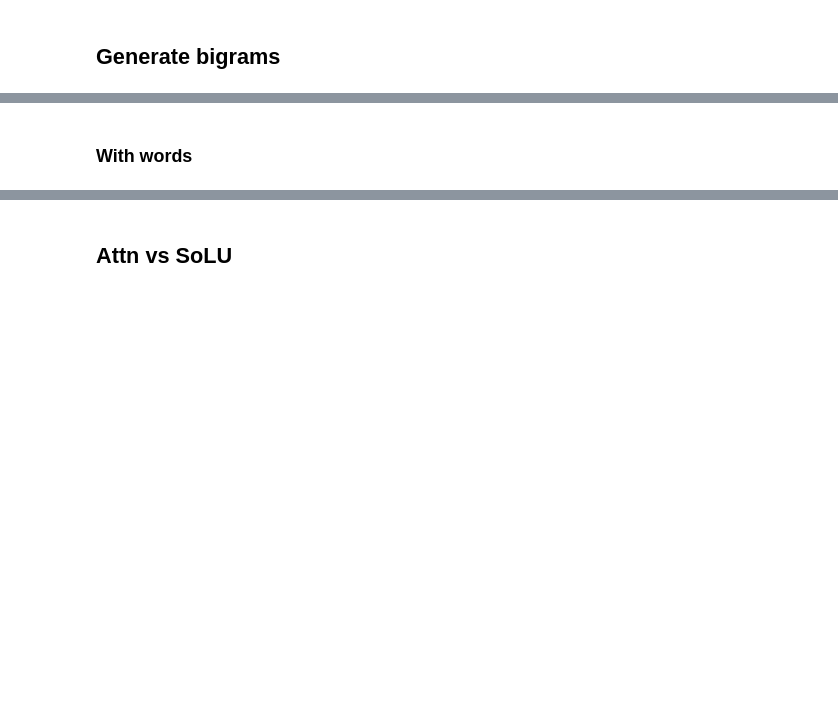
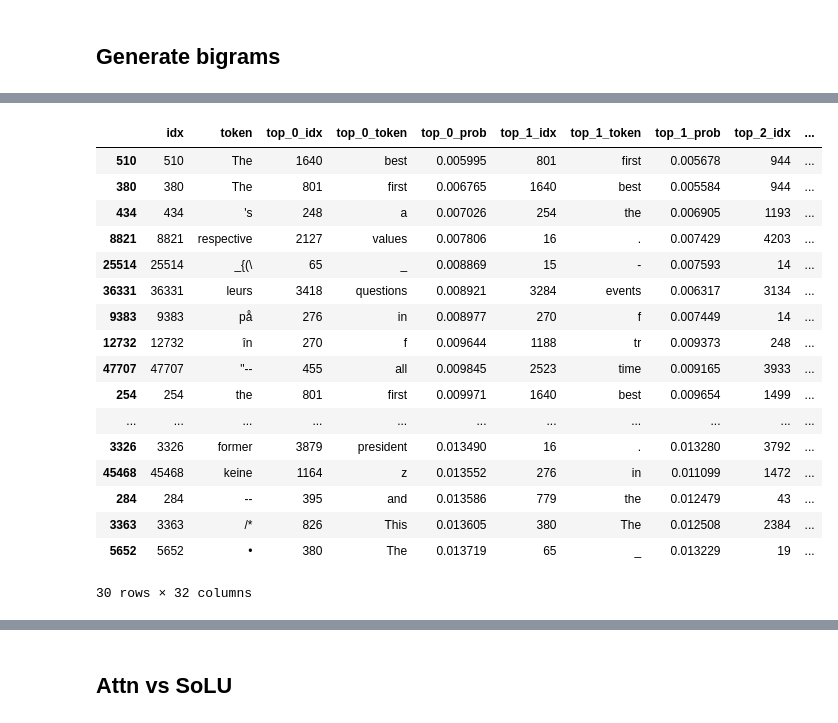
Before and after one commit to alan-cooney/mech-interp-code-generation, a Jupyter notebook: bigrams.ipynb, the cells around one changed output, grey strips where cells are left out. Drawn from its saved outputs; the diff is of its cells as text; code cells hidden in the pictures; blank space fills up the shorter version.

Commit message:
Make bigrams more robust

```diff
--- a/bigrams.ipynb
+++ b/bigrams.ipynb
@@ -87,20 +97,19 @@ for tokenIndex in tqdm(range(48261)):
     }
 
     # Get the top k logits & corresponding tokens
-    logits = model(token_idx)[0][1] * -1
-    log_probs = F.log_softmax(logits, dim=-1)
-    _, topKTokens = torch.topk(log_probs, 10, largest=False)
+    logits = model(token_idx)[0][1]
+    probs = F.softmax(logits, dim=-1)
+    _, topKTokens = torch.topk(probs, 10, largest=True)
 
     for idx, token_idx in enumerate(topKTokens):
         token_idx = token_idx.item()
         token = tokenizer.decode(token_idx)
-        log_prob = log_probs[token_idx]
+        prob = probs[token_idx]
 
         # Add to the details
         details[f"top_{idx}_idx"] = token_idx
         details[f"top_{idx}_token"] = token
-        details[f"top_{idx}_log_prob"] = log_prob.item()
-        details[f"top_{idx}_prob"] = torch.exp(log_prob).item()
+        details[f"top_{idx}_prob"] = prob.item()
 
     # Add to tokens list
     tokens.append(details)
@@ -108,4 +117,23 @@ for tokenIndex in tqdm(range(48261)):
 # Convert to a dataframe
 bigrams = pd.DataFrame(tokens)
 # %%
-bigrams.sort_values("top_0_log_prob", ascending=True).head(30)
+bigrams.sort_values("top_0_prob", ascending=True).head(30)
+# %% [output]
+|  | idx | token | top_0_idx | top_0_token | top_0_prob | top_1_idx | top_1_token | top_1_prob | top_2_idx | ... |
+| 510 | 510 | The | 1640 | best | 0.005995 | 801 | first | 0.005678 | 944 | ... |
+| 380 | 380 | The | 801 | first | 0.006765 | 1640 | best | 0.005584 | 944 | ... |
+| 434 | 434 | 's | 248 | a | 0.007026 | 254 | the | 0.006905 | 1193 | ... |
+| 8821 | 8821 | respective | 2127 | values | 0.007806 | 16 | . | 0.007429 | 4203 | ... |
+| 25514 | 25514 | _{(\ | 65 | _ | 0.008869 | 15 | - | 0.007593 | 14 | ... |
+| 36331 | 36331 | leurs | 3418 | questions | 0.008921 | 3284 | events | 0.006317 | 3134 | ... |
+| 9383 | 9383 | på | 276 | in | 0.008977 | 270 | f | 0.007449 | 14 | ... |
+| 12732 | 12732 | în | 270 | f | 0.009644 | 1188 | tr | 0.009373 | 248 | ... |
+| 47707 | 47707 | "-- | 455 | all | 0.009845 | 2523 | time | 0.009165 | 3933 | ... |
+| 254 | 254 | the | 801 | first | 0.009971 | 1640 | best | 0.009654 | 1499 | ... |
+| ... | ... | ... | ... | ... | ... | ... | ... | ... | ... | ... |
+| 3326 | 3326 | former | 3879 | president | 0.013490 | 16 | . | 0.013280 | 3792 | ... |
+| 45468 | 45468 | keine | 1164 | z | 0.013552 | 276 | in | 0.011099 | 1472 | ... |
+| 284 | 284 | -- | 395 | and | 0.013586 | 779 | the | 0.012479 | 43 | ... |
+| 3363 | 3363 | /* | 826 | This | 0.013605 | 380 | The | 0.012508 | 2384 | ... |
+| 5652 | 5652 | • | 380 | The | 0.013719 | 65 | _ | 0.013229 | 19 | ... |
+30 rows × 32 columns
@@ -131,2 +139,0 @@ prompts.shape, answers.shape
-# %% [markdown]
-### With words
```
Also changed, not shown: parts of 8 cells of this notebook.
